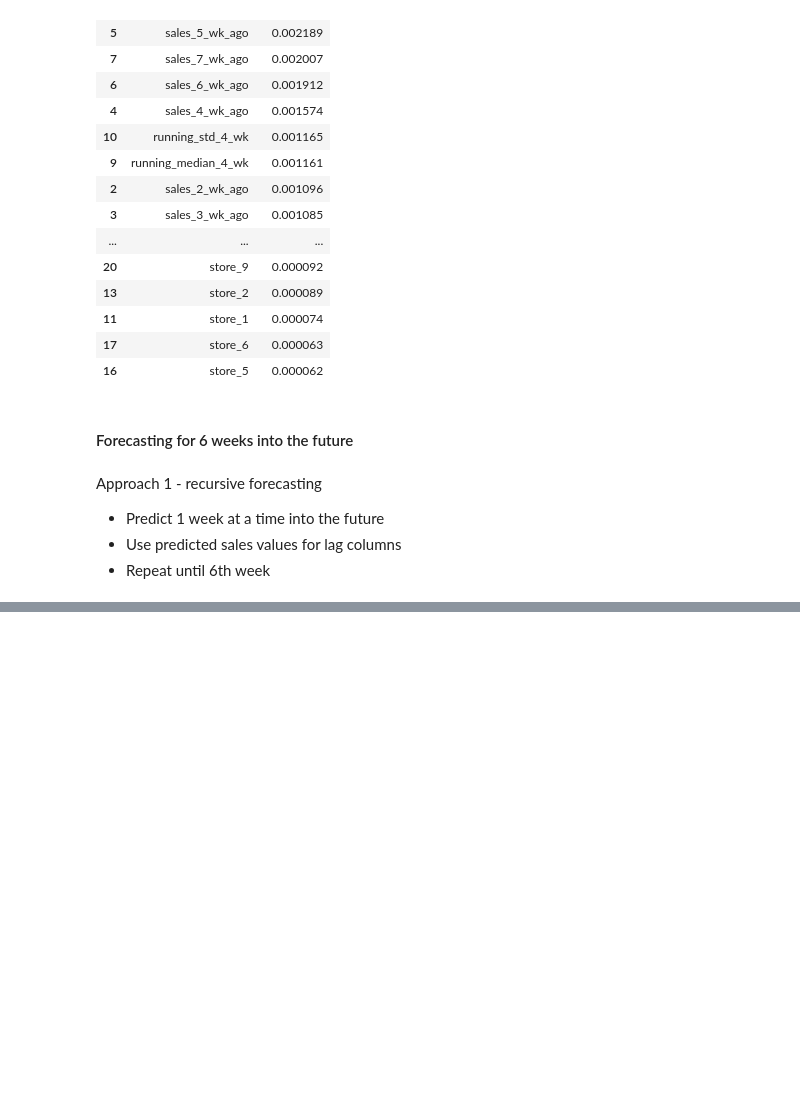
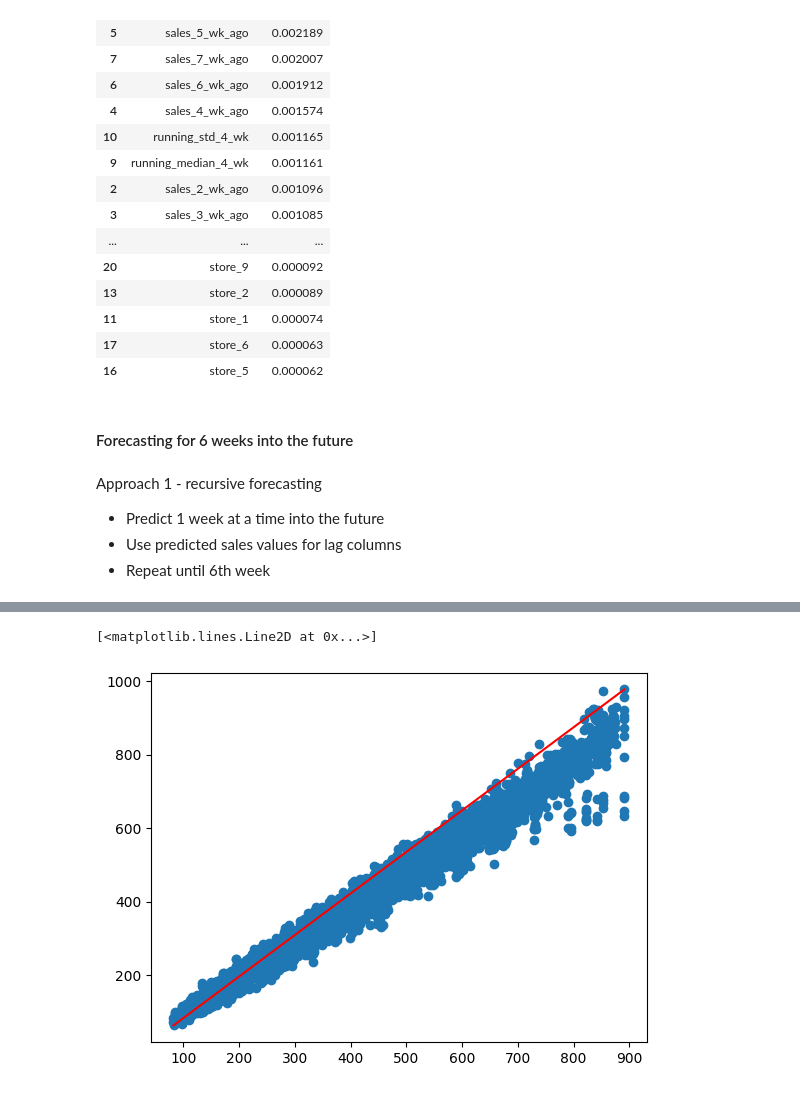
Before and after one commit to L33T-Snack3r/demand-forecasting, a Jupyter notebook: nbs/Model1.ipynb, the cells around one changed output, grey strips where cells are left out. Saved outputs shown, nothing was run; the diff lists cells and outputs as text; code cells hidden in the pictures; blank space fills up the shorter version.

```diff
--- a/nbs/Model1.ipynb
+++ b/nbs/Model1.ipynb
@@ -598,0 +501,7 @@ def recursiveForecast
+# %%
+y_pred, y_test = predictions['sales_pred'], predictions['sales_actual']
+plt.scatter(y_pred, y_test)
+plt.plot(np.linspace(y_pred.min(), y_pred.max()), np.linspace(y_test.min(), y_test.max()), color='red')
+# %% [output]
+[<matplotlib.lines.Line2D at 0x...>]
+[figure, added]
```
Also changed, not shown: parts of 20 cells of this notebook.
